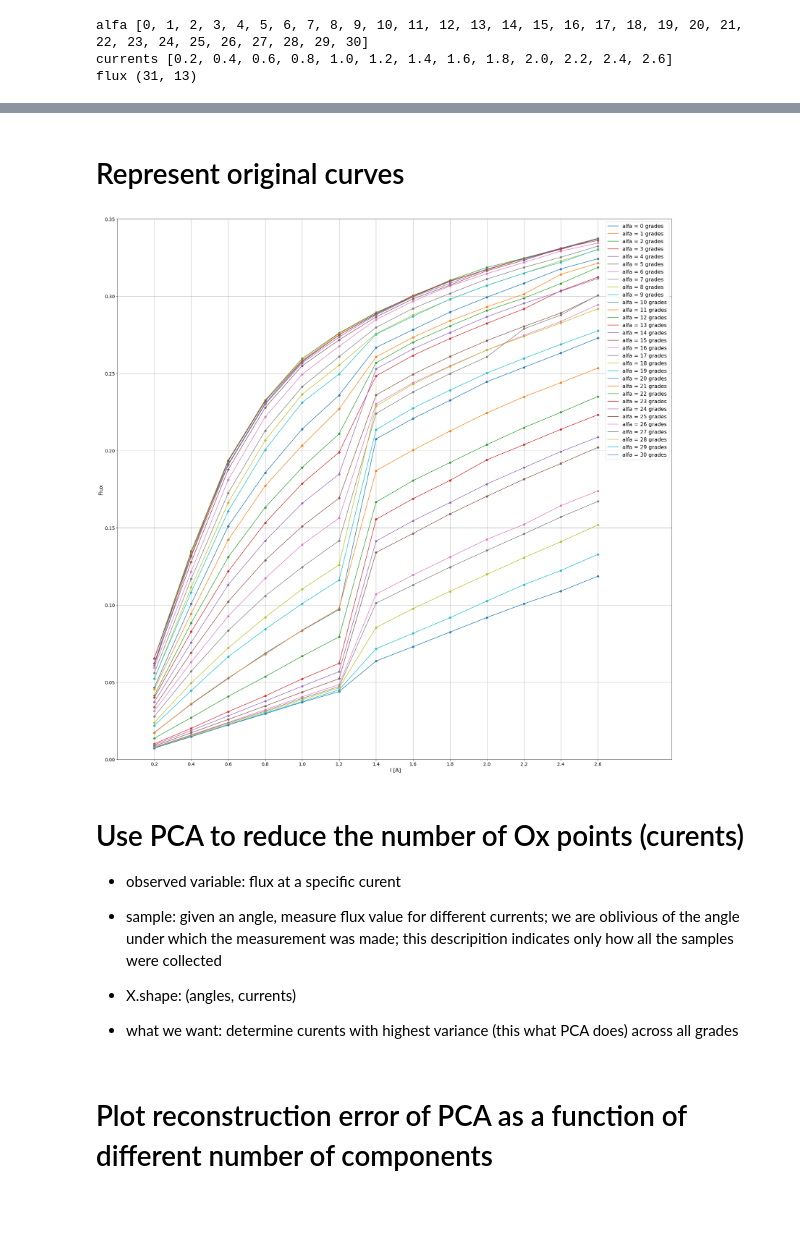
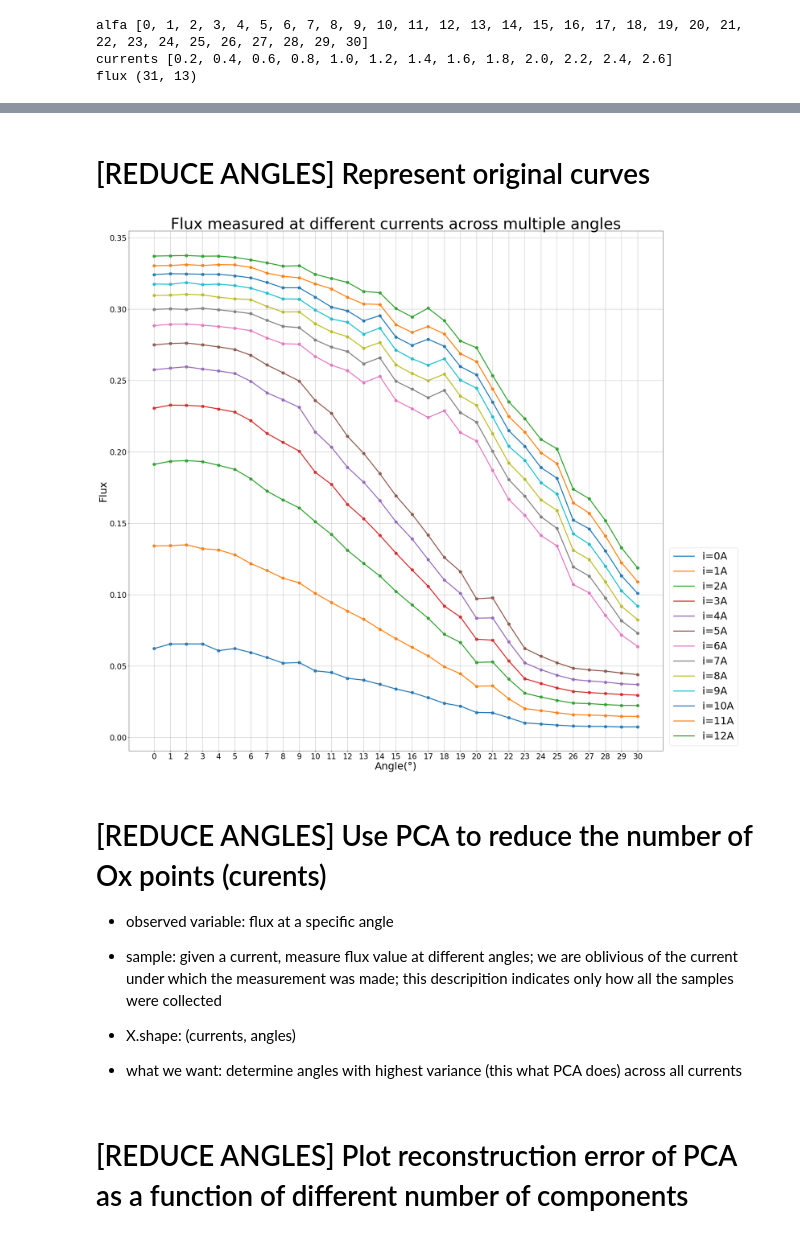
Before and after one commit to gleotescu/iq_interpolation, a Jupyter notebook: SRM.ipynb, the cells around one changed output, grey strips where cells are left out. Cells and saved outputs as stored; diff of their text form; code cells hidden in the pictures; blank space fills up the shorter version.

Commit message:
added reduce angles

```diff
--- a/SRM.ipynb
+++ b/SRM.ipynb
@@ -66,43 +317,41 @@ flux (31, 13)
 # %% [markdown]
-# Represent original curves
+# [REDUCE ANGLES] Represent original curves
 # %%
-#
+from subprocess import call
 
-from subprocess import call
-plt.clf()
-plt.rcParams["figure.figsize"] = [30,30]
-plt.rcParams['xtick.labelsize']=14
-plt.rcParams['ytick.labelsize']=14
+flux = np.transpose(np.copy(Flux))
 
-flux = np.copy(Flux)
+plt.figure(figsize=[30,30])
 
-for idx in alfa:
+for idx, current  in enumerate(I_currents):
     df =flux[idx, :]
-    plt.plot(I_currents, df, label='alfa = %d grades' %(idx))
-    plt.ylim([0,0.35])
-    plt.xlim([0, 3])
-    plt.xticks(I_currents)
-    plt.xlabel(xLabel, fontsize = 16)
-    plt.ylabel(yLabel, fontsize = 16)
-    plt.legend(loc='best', fontsize = 16)
-    plt.scatter(I_currents,df)
+    plt.plot(alfa, df, linewidth=3, label='i=%dA' %(idx))
+    plt.scatter(alfa, df, linewidths=4)
+#     plt.ylim([0,0.35])
+#     plt.xlim([0, 3])
+    plt.xticks(alfa, fontsize=24)
+    plt.yticks(fontsize=24)
+    plt.xlabel("Angle(°)", fontsize = 32)
+    plt.ylabel(yLabel, fontsize = 32)
+    plt.title('Flux measured at different currents across multiple angles', fontsize=48)
+    plt.legend(bbox_to_anchor=(1.15, 0), loc='lower right', ncol=1, fontsize=32)
 plt.grid()
-plt.savefig('SRM_george_output/SRM_Original_curves.png', dpi = 200)
+plt.savefig('SRM_george_output/SRM_curves_currents.png', dpi = 300)
 plt.show()
 # %% [output]
-[figure, old version]
+[figure, new version]
 # %% [markdown]
-# Use PCA to reduce the number of Ox points (curents)
+# [REDUCE ANGLES] Use PCA to reduce the number of Ox points (curents)
 
-- observed variable: flux at a specific curent
+- observed variable: flux at a specific angle
 
-- sample: given an angle, measure flux value for different currents; we are oblivious of the angle under which the measurement was made; this descripition indicates only how all the samples were collected
+- sample: given a current, measure flux value at different angles; we are oblivious of the current under which the measurement was made; this descripition indicates only how all the samples were collected
 
-- X.shape: (angles, currents)
+- X.shape: (currents, angles)
 
-- what we want: determine curents with highest variance (this what PCA does) across all grades
+- what we want: determine angles with highest variance (this what PCA does) across all currents
 # %% [markdown]
-# Plot reconstruction error of PCA as a function of different number of components
+# [REDUCE ANGLES] Plot reconstruction error of PCA as a function of different number of components
 # %%
 #
 import numpy as np
```
Also changed, not shown: parts of 21 cells of this notebook, 9 other files.
